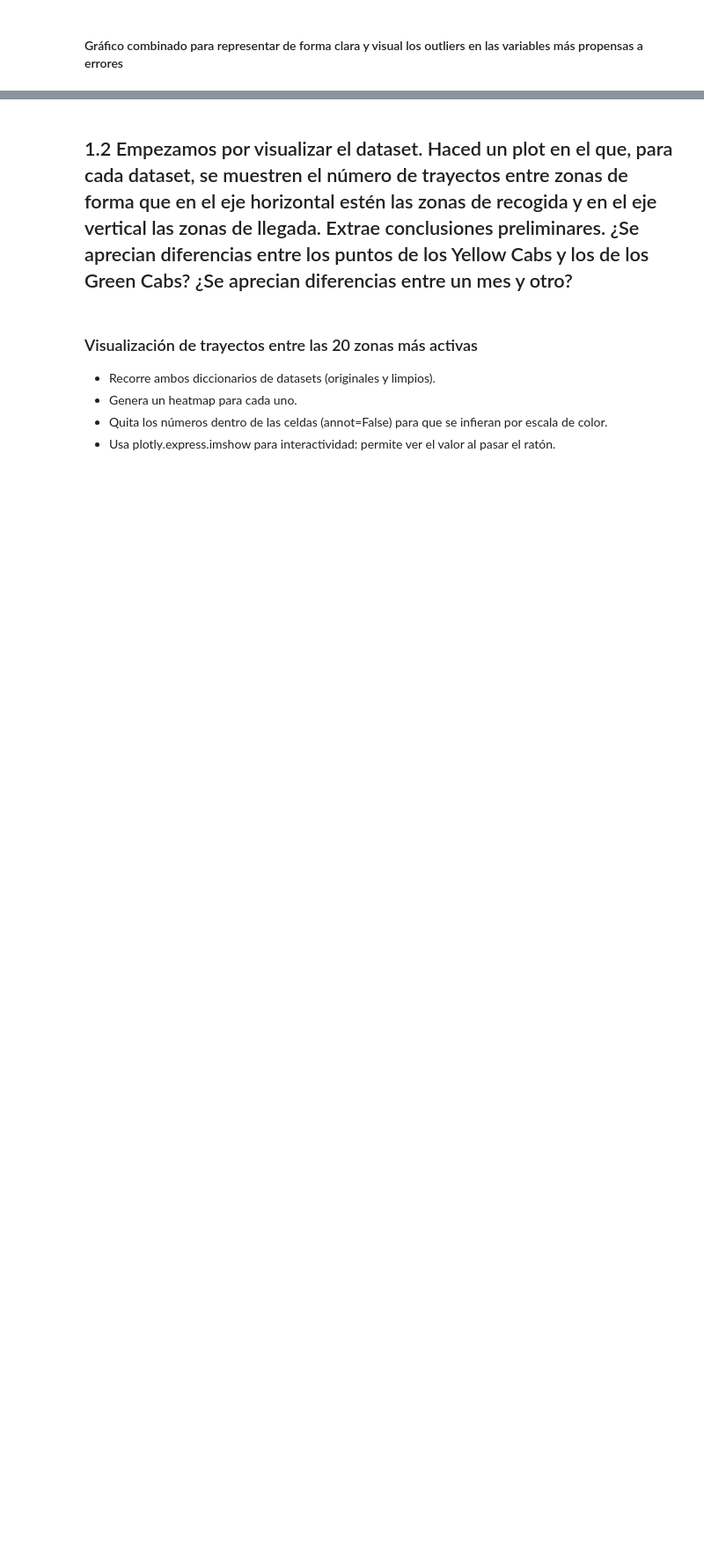
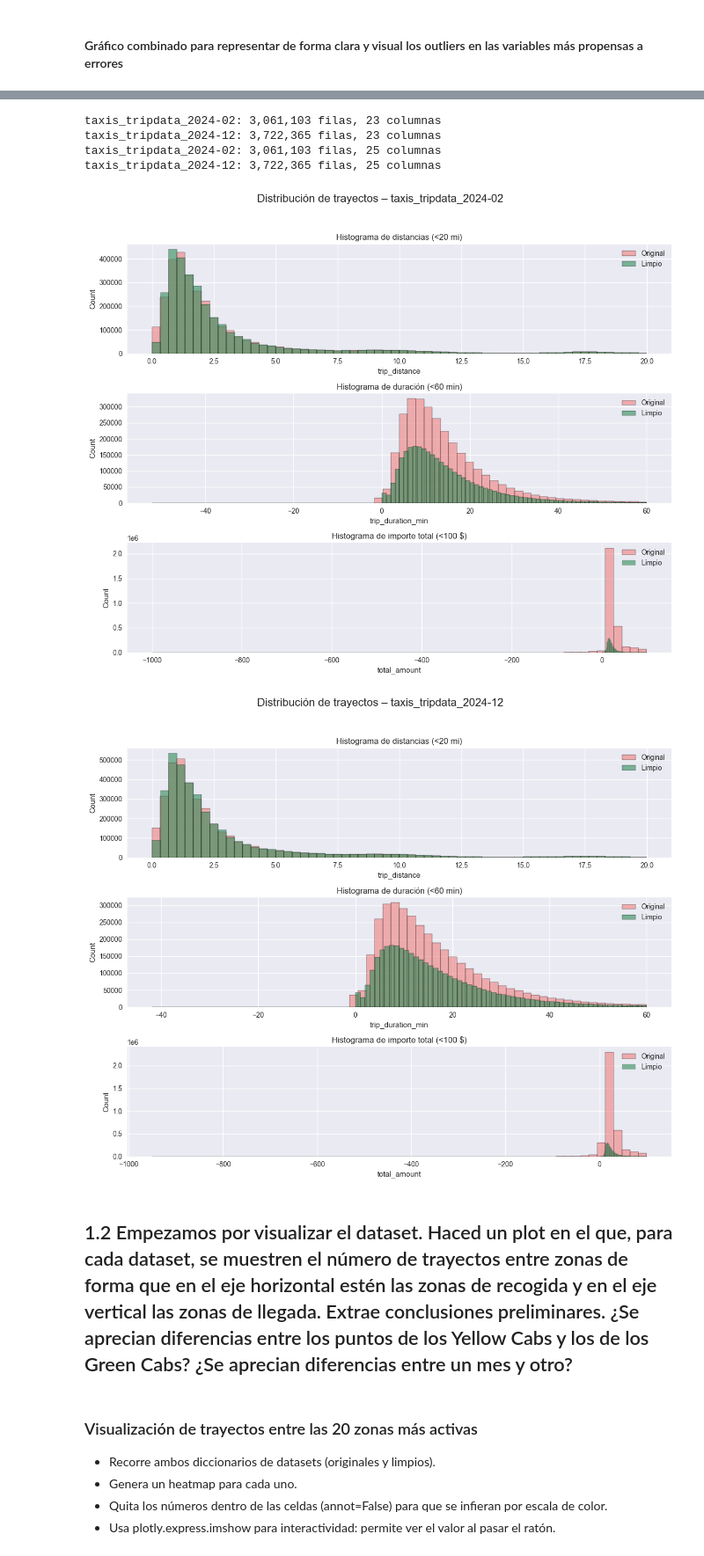
Before and after one commit to renerubio/NYC-TAXI, a Jupyter notebook: NYC_Taxi.ipynb, the cells around one changed output, grey strips where cells are left out. Shown at 88% size. Saved outputs shown, nothing was run; the diff lists cells and outputs as text; code cells hidden in the pictures; blank space fills up the shorter version.

```diff
--- a/NYC_Taxi.ipynb
+++ b/NYC_Taxi.ipynb
@@ -461,7 +415,7 @@ gc.collect() """
 # %% [markdown]
 ### Limpieza de datos con pandas
 # %%
-## 0. Limpieza de datos glogal 12min
+## 0. Limpieza de datos glogal
 def limpiar_dataset_integrado(datasets_dict, zona_nombres, min_freq=5):
     """
     Optimiza la limpieza de múltiples columnas clave de datasets de taxi.
@@ -538,5 +492,11 @@ def limpiar_dataset_integrado(datasets_dict, zona_nombres, min_freq=5):
 
     return datasets_corregidos
 
-# Aplicar limpieza a los datasets normalizados
-normalized_datasets = limpiar_dataset_integrado(normalized_datasets, zona_nombres)
+# Aplicar limpieza a los datasets renombrados
+unified_datasets = {
+    "taxis_tripdata_2024-02": taxis_df_2024_02,
+    "taxis_tripdata_2024-12": taxis_df_2024_12
+}
+# Aplicar limpieza a los datasets renombrados
+
+cleaned_datasets = limpiar_dataset_integrado(unified_datasets, zona_nombres)
@@ -619,5 +553,5 @@ Es opcional si ya los tenemos creados, podríamos cargarlos directamente en vez
 # %%
-def cargar_datasets_parquet(carpeta="datasets_limpios"):
+def cargar_datasets_parquet(carpeta="cleaned_parquets"):
     """
     Carga los archivos .parquet uno a uno desde la carpeta especificada
     y los guarda en un diccionario con nombres legibles.
@@ -636,3 +570,9 @@ def cargar_datasets_parquet(carpeta="datasets_limpios"):
             except Exception as e:
                 print(f"⚠️ Error al cargar {nombre_dataset}: {e}")
     return datasets
+
+# Cargar los datasets renombrados desde parquet
+""" renamed_datasets = cargar_datasets_parquet("datasets_limpios") """
+# Verificar la carga
+""" for name, df in renamed_datasets.items():
+    print(f"{name}: {df.shape[0]:,} filas, {df.shape[1]} columnas") """
@@ -721,17 +676,17 @@ display(df_original_errores) """
 # %% [markdown]
 #### Gráfico combinado para representar de forma clara y visual los outliers en las variables más propensas a errores
 # %%
-def comparar_outliers_multivariables(original_dict, limpio_dict):
+def comparar_outliers_multivariables(unified_datasets, limpio_dict):
     """
     Compara histogramas de distancia, duración y total_amount para datasets originales y limpios.
     Omite datasets sin las columnas requeridas.
     """
-    for nombre in original_dict:
+    for nombre in unified_datasets:
         if nombre not in limpio_dict:
             print(f"⚠️ {nombre} no está en el conjunto limpio. Se omite.")
             continue
 
-        df_orig = original_dict[nombre].copy()
+        df_orig = unified_datasets[nombre].copy()
         df_limpio = limpio_dict[nombre].copy()
 
         # Verificar columnas necesarias
@@ -797,4 +752,4 @@ def comparar_outliers_multivariables(original_dict, limpio_dict):
         plt.show()
 # %%
 # cargar datasets originales desde parquet local (si hiciera falta, antes se liberó la memoria, eliminando datasets originales)
-datasets = cargar_datasets_parquet("datasets")
+unified_datasets = cargar_datasets_parquet("unified_datasets")
@@ -801,12 +759,20 @@ datasets = cargar_datasets_parquet("datasets")
 # %%
 # mostrar si datasets originales y limpios tienen datos
-for name, df in datasets.items():
+for name, df in unified_datasets.items():
     print(f"{name}: {df.shape[0]:,} filas, {df.shape[1]} columnas")
-for name, df in normalized_datasets.items():
+for name, df in cleaned_datasets.items():
     print(f"{name}: {df.shape[0]:,} filas, {df.shape[1]} columnas")
+# %% [output]
+taxis_tripdata_2024-02: 3,061,103 filas, 23 columnas
+taxis_tripdata_2024-12: 3,722,365 filas, 23 columnas
+taxis_tripdata_2024-02: 3,061,103 filas, 25 columnas
+taxis_tripdata_2024-12: 3,722,365 filas, 25 columnas
 # %%
 # Muestra de comparación de outliers
-comparar_outliers_multivariables(datasets, normalized_datasets)
+comparar_outliers_multivariables(unified_datasets, cleaned_datasets)
+# %% [output]
+[figure, added]
+[figure, added]
 # %% [markdown]
 ## 1.2 Empezamos por visualizar el dataset. Haced un plot en el que, para cada dataset, se muestren el número de trayectos entre zonas de forma que en el eje horizontal estén las zonas de recogida y en el eje vertical las zonas de llegada. Extrae conclusiones preliminares. ¿Se aprecian diferencias entre los puntos de los Yellow Cabs y los de los Green Cabs? ¿Se aprecian diferencias entre un mes y otro?
 # %% [markdown]
```
Also changed, not shown: parts of 60 cells of this notebook, 1 other file.
